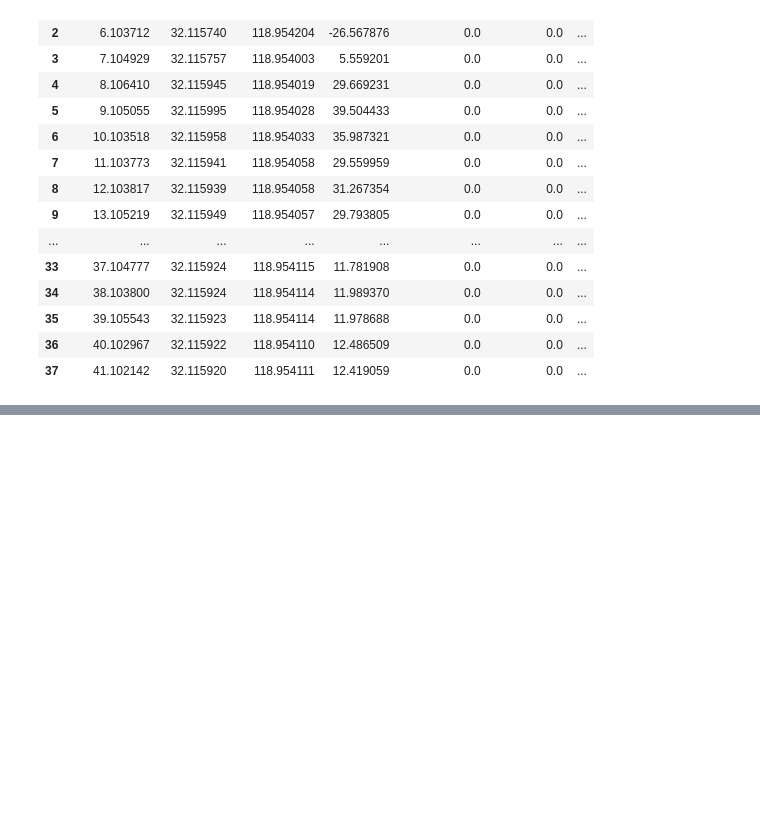
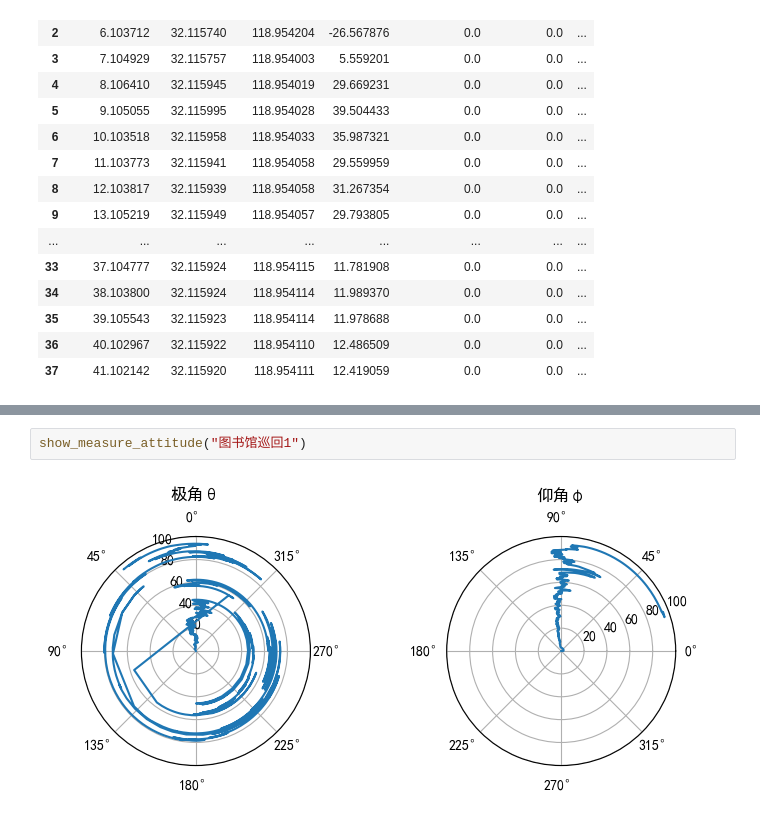
Before and after one commit to Googol2002/Pedestrian-Dead-Reckoning, a Jupyter notebook: PDR/Direction.ipynb, the cells around one changed output, grey strips where cells are left out. Cells and saved outputs as stored; diff of their text form; blank space fills up the shorter version.

```diff
--- a/PDR/Direction.ipynb
+++ b/PDR/Direction.ipynb
@@ -120,0 +146,4 @@ locus0.y_frame
+# %%
+show_measure_attitude("图书馆巡回1")
+# %% [output]
+[figure, added]
```
Also changed, not shown: parts of 9 cells of this notebook, 7 other files.
